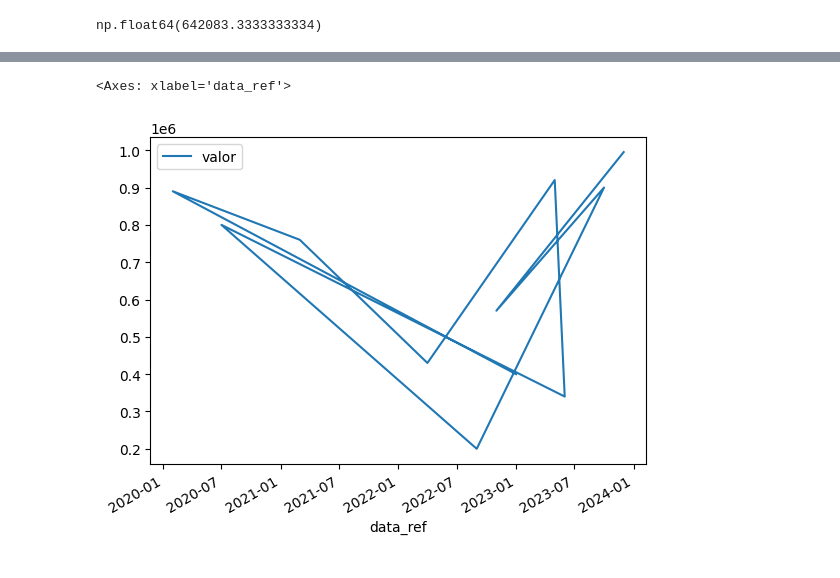
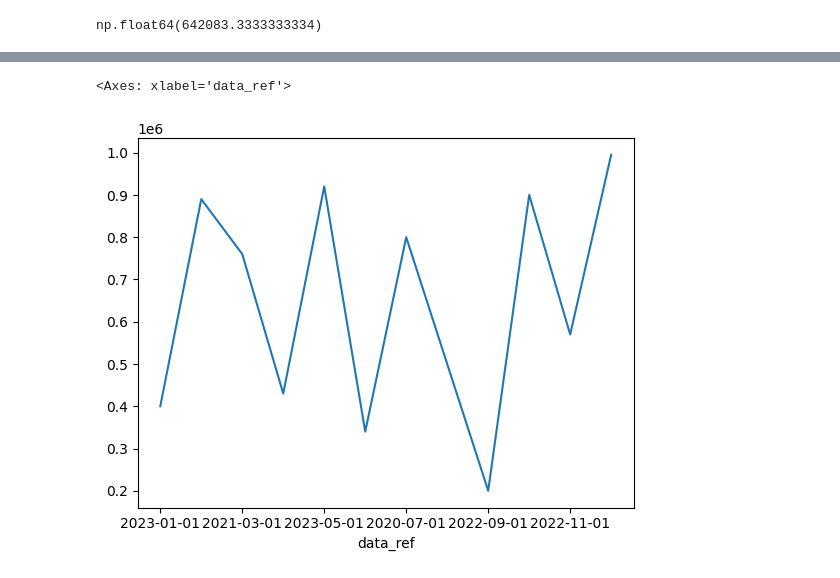
Before and after one commit to MarcusLinck/desafio_estatistica_python, a Jupyter notebook: faturamento.ipynb, the cells around one changed output, grey strips where cells are left out. Cells and saved outputs as stored; diff of their text form; code cells hidden in the pictures.

```diff
--- a/faturamento.ipynb
+++ b/faturamento.ipynb
@@ -42,7 +44,6 @@ df_faturamento['valor'].mean()
 np.float64(642083.3333333334)
 # %%
 # Criar um gráfico de barras vertical mostrando o mês de referência e o valor
-df_faturamento['data_ref'] = pd.to_datetime(df_faturamento['data_ref'])
 df_faturamento.plot.bar(x='data_ref', y='valor')
 # %% [output]
 <Axes: xlabel='data_ref'>
@@ -50,6 +51,6 @@ df_faturamento.plot.bar(x='data_ref', y='valor')
 # %%
 # Criar um gráfico de linhas mostrando o mês de referência e o valor.
-df_faturamento.plot.line(x='data_ref', y='valor')
+df_faturamento.plot(x='data_ref', y='valor', kind='line', legend=False)
 # %% [output]
 <Axes: xlabel='data_ref'>
-[figure, old version]
+[figure, new version]
```
Also changed, not shown: parts of 2 cells of this notebook.
